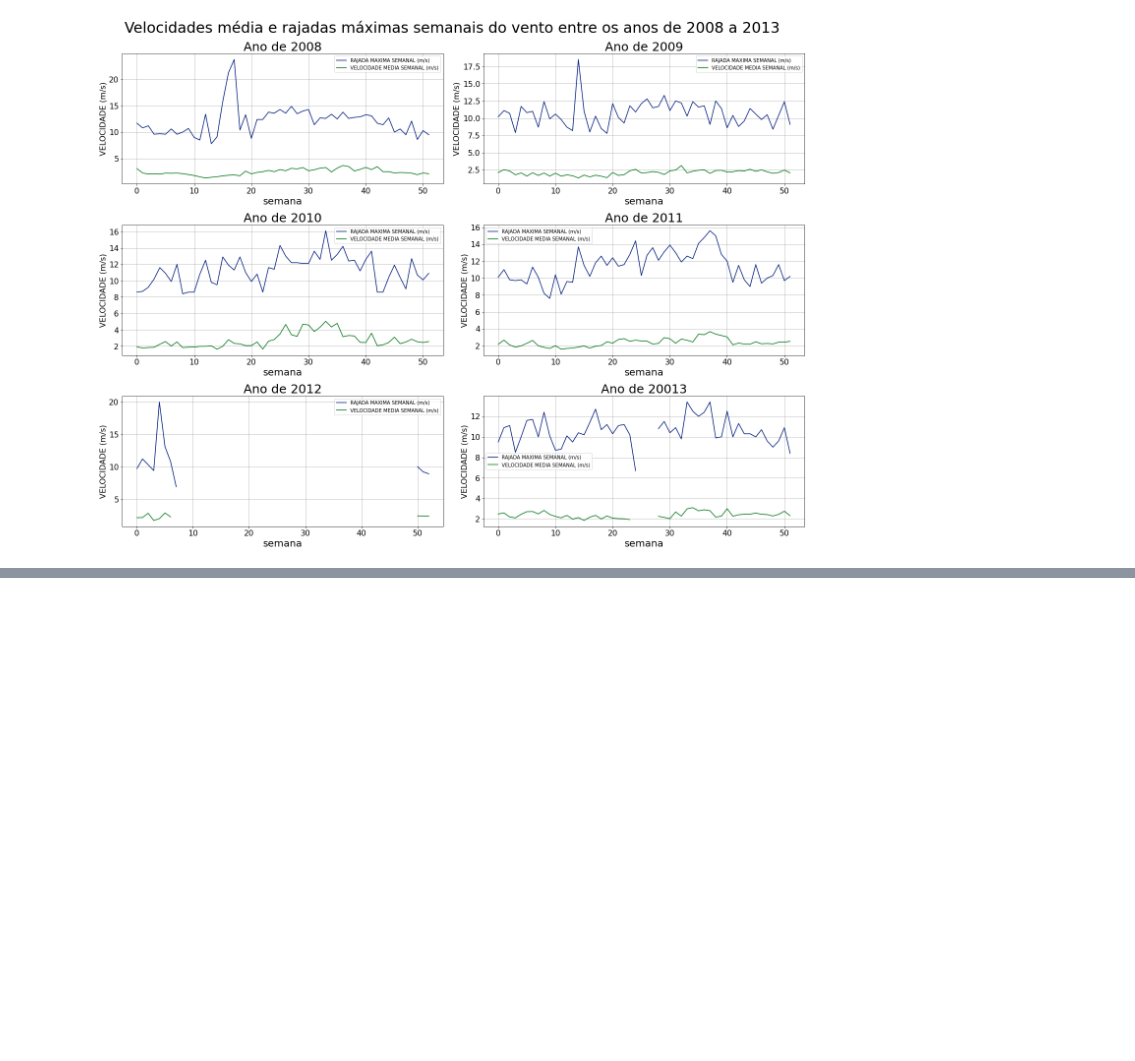
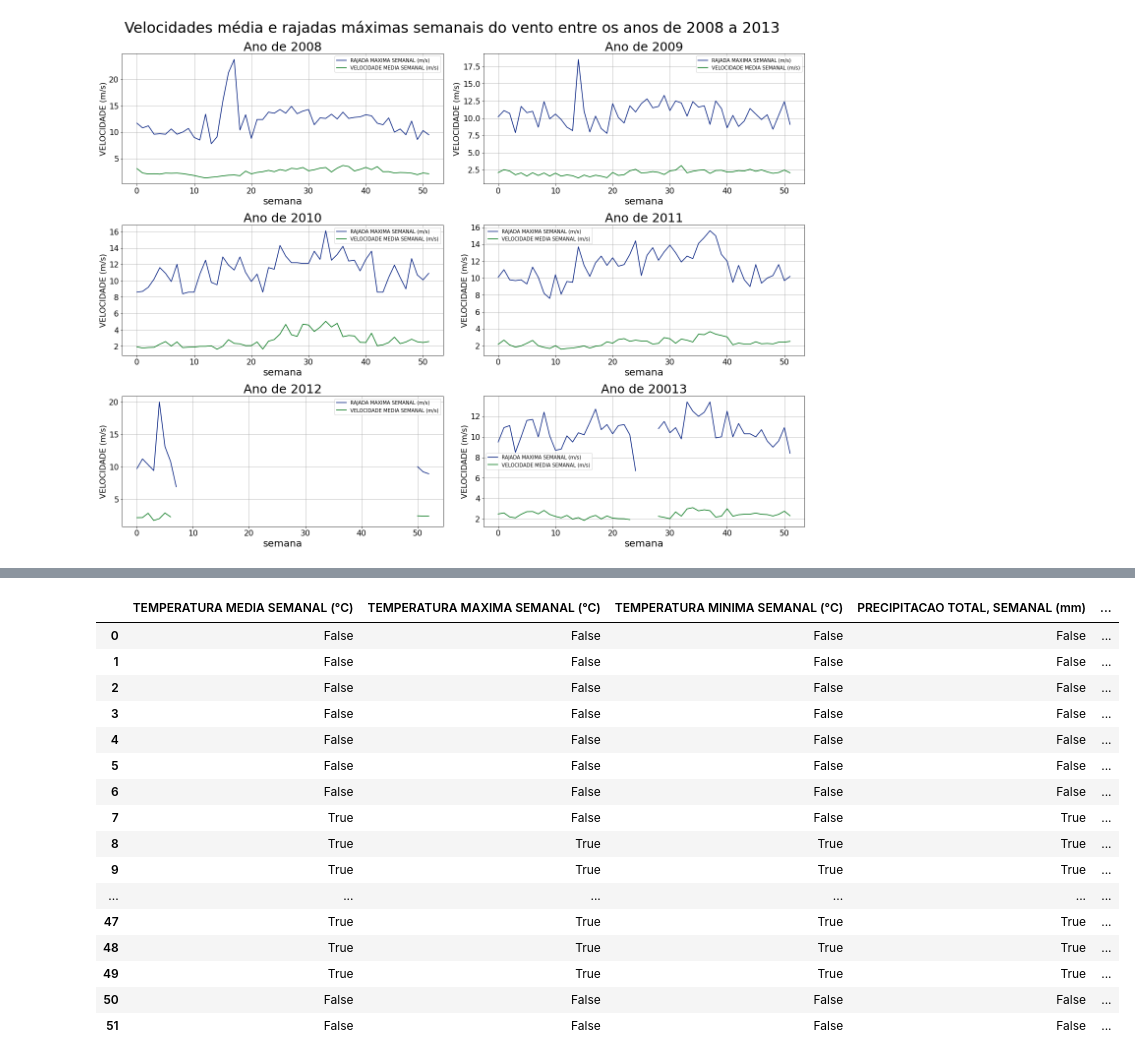
Before and after one commit to V-kr0pt/previsao-de-demanda, a Jupyter notebook: Jupyter/Dados_Meteorologicos_Semanais.ipynb, the cells around one changed output, grey strips where cells are left out. Saved outputs shown, nothing was run; the diff lists cells and outputs as text; code cells hidden in the pictures; blank space fills up the shorter version.

Commit message:
Finalização do Notebook Semanal
Nesse último commit foram colocadas tabelas para apresentar em quais linhas existiam incongruências

```diff
--- a/Jupyter/Dados_Meteorologicos_Semanais.ipynb
+++ b/Jupyter/Dados_Meteorologicos_Semanais.ipynb
@@ -449,0 +455,31 @@ f3_axes[2,1].legend();
+# %%
+#retornando um dataframe com False nas colunas que possuem valores e True nas colunas que não possuem
+temp_null_12 = df_temp_12.isnull()
+vento_null_12 = df_vento_12.isnull()
+
+#No caso dos dados de precipitação total vemos que o problema ocorre porém existem valores iguais a 0 ao invés de null
+chuvas_null_12 = df_chuva_12['PRECIPITACAO TOTAL, SEMANAL (mm)'] == 0.0
+
+#concatenando e formando um único dataframe.
+all_null_12 = pd.concat([temp_null_12,chuvas_null_12, vento_null_12], axis=1)
+
+#apresentando todo o dataframe
+all_null_12.head(52)
+# %% [output]
+|  | TEMPERATURA MEDIA SEMANAL (°C) | TEMPERATURA MAXIMA SEMANAL (°C) | TEMPERATURA MINIMA SEMANAL (°C) | PRECIPITACAO TOTAL, SEMANAL (mm) | ... |
+| 0 | False | False | False | False | ... |
+| 1 | False | False | False | False | ... |
+| 2 | False | False | False | False | ... |
+| 3 | False | False | False | False | ... |
+| 4 | False | False | False | False | ... |
+| 5 | False | False | False | False | ... |
+| 6 | False | False | False | False | ... |
+| 7 | True | False | False | True | ... |
+| 8 | True | True | True | True | ... |
+| 9 | True | True | True | True | ... |
+| ... | ... | ... | ... | ... | ... |
+| 47 | True | True | True | True | ... |
+| 48 | True | True | True | True | ... |
+| 49 | True | True | True | True | ... |
+| 50 | False | False | False | False | ... |
+| 51 | False | False | False | False | ... |
```
Also changed, not shown: parts of 7 cells of this notebook.
